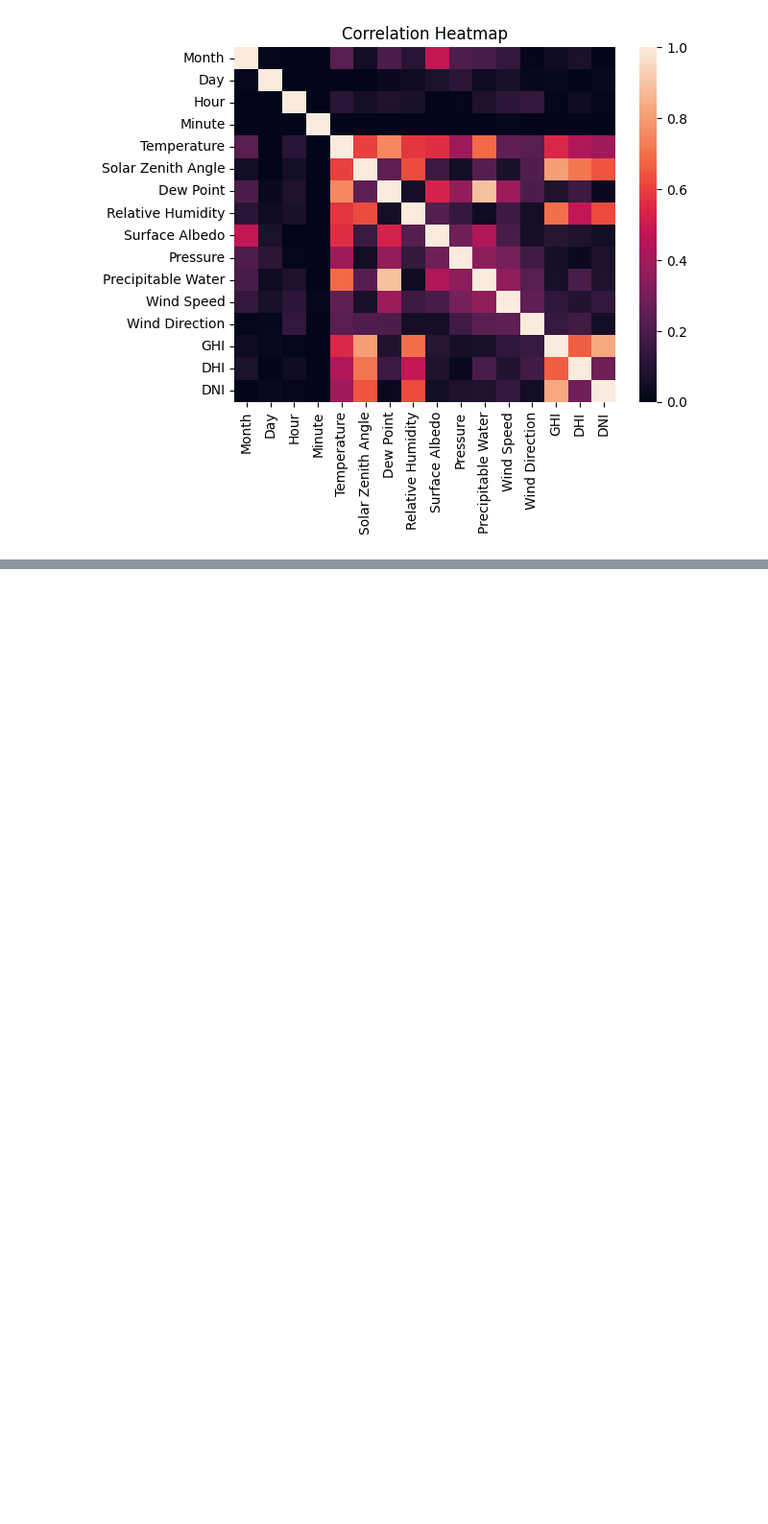
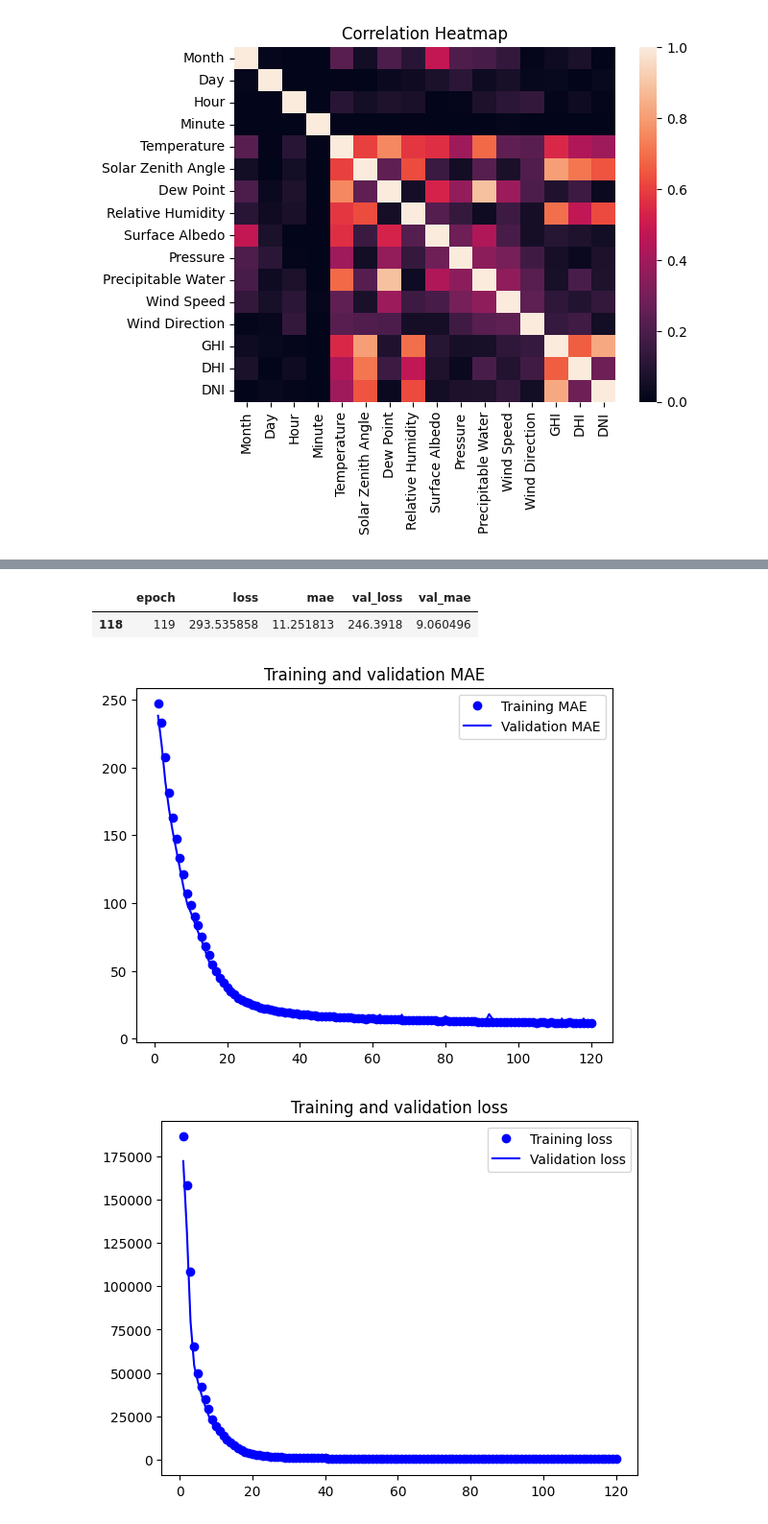
Before and after one commit to saraaktham/Solar-Data, a Jupyter notebook: read_data.ipynb, the cells around one changed output, grey strips where cells are left out. Shown at 96% size. Cells and saved outputs as stored; diff of their text form; code cells hidden in the pictures; blank space fills up the shorter version.

Commit message:
check c

```diff
--- a/read_data.ipynb
+++ b/read_data.ipynb
@@ -125,0 +111,5 @@ from keras.layers import Dense
+# %%
+X = dff.iloc[:, :-1]
+Y = dff.iloc[:, -1]
+print("Features array size: ", X.shape)
+print("Labels array size: ", Y.shape)
@@ -125,0 +203,19 @@ from keras.layers import Dense
+# %%
+model.compile(loss='mse', optimizer='rmsprop', metrics=['mae'])
+# Prepare a directory to store all the checkpoints.
+checkpoint_no = 'ckpt_1_ANN'
+model_name = 'dnl_forcast_ANN'
+checkpoint_dir = './'+ checkpoint_no
+if not os.path.exists(checkpoint_dir):
+    os.makedirs(checkpoint_dir)
+
+keras_callbacks = [ModelCheckpoint(filepath = checkpoint_dir + '/' + model_name, monitor='val_loss', save_best_only=True, mode='auto')]
+
+history = model.fit(trainX_scaled,
+                    trainY,
+                    steps_per_epoch=n_steps_per_epoch,
+                    epochs=n_epochs,
+                    batch_size=n_batch_size,
+                    validation_data=(valX_scaled, valY),
+                    validation_steps=n_validation_steps,
+                    callbacks=[keras_callbacks])
@@ -125,0 +256,6 @@ from keras.layers import Dense
+# %%
+values_of_best_model = hist_df[hist_df.val_loss == hist_df.val_loss.min()]
+values_of_best_model
+# %% [output]
+|  | epoch | loss | mae | val_loss | val_mae |
+| 118 | 119 | 293.535858 | 11.251813 | 246.3918 | 9.060496 |
@@ -125,0 +264,24 @@ from keras.layers import Dense
+# %%
+mae = history.history['mae']
+val_mae = history.history['val_mae']
+loss = history.history['loss']
+val_loss = history.history['val_loss']
+
+epochs = range(1, len(mae) + 1)
+
+plt.plot(epochs, mae, 'bo', label='Training MAE')
+plt.plot(epochs, val_mae, 'b', label='Validation MAE')
+plt.title('Training and validation MAE')
+plt.legend()
+
+plt.figure()
+
+plt.plot(epochs, loss, 'bo', label='Training loss')
+plt.plot(epochs, val_loss, 'b', label='Validation loss')
+plt.title('Training and validation loss')
+plt.legend()
+
+plt.show()
+# %% [output]
+[figure, added]
+[figure, added]
```
Also changed, not shown: parts of 22 cells of this notebook.
